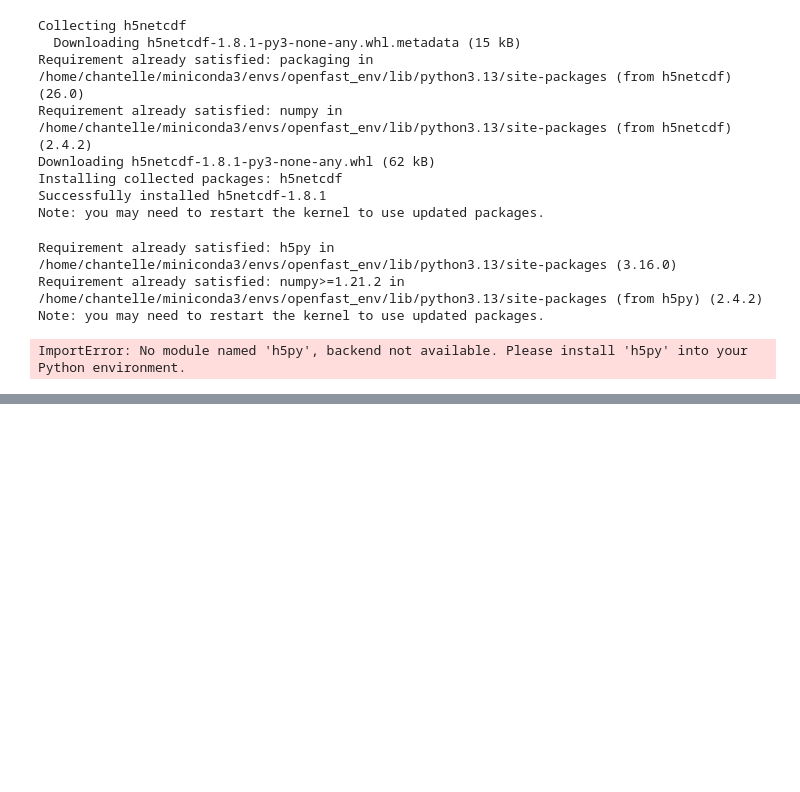
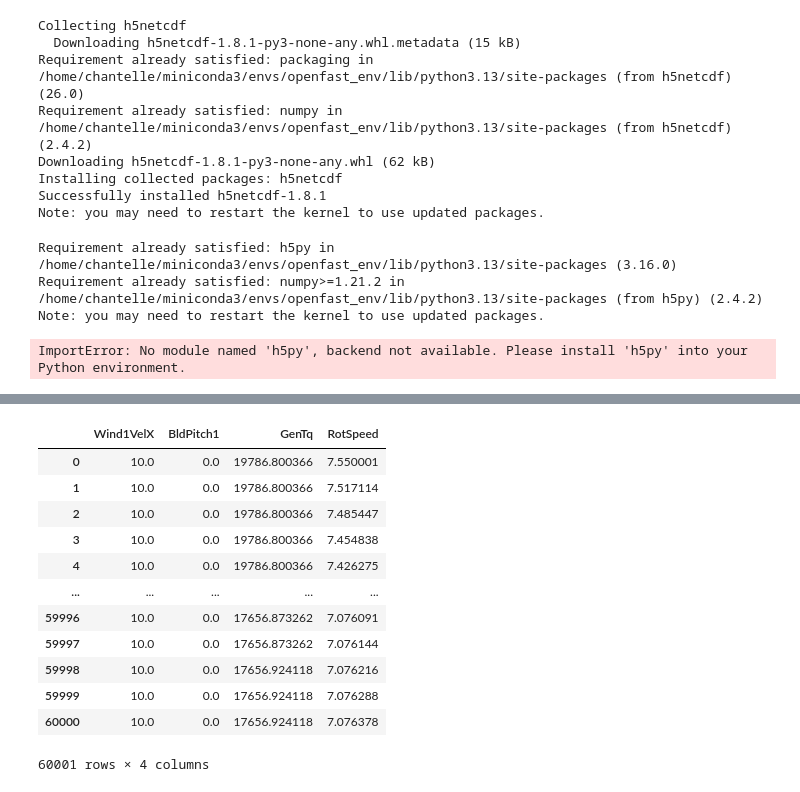
Before and after one commit to ChantelleAA/openfast, a Jupyter notebook: new_file.ipynb, the cells around one changed output, grey strips where cells are left out. Saved outputs shown, nothing was run; the diff lists cells and outputs as text; code cells hidden in the pictures; blank space fills up the shorter version.

```diff
--- a/new_file.ipynb
+++ b/new_file.ipynb
@@ -96,0 +353,16 @@ ImportError: No module named 'h5py', backend not available. Please install 'h5py
+# %%
+fast_df
+# %% [output]
+|  | Wind1VelX | BldPitch1 | GenTq | RotSpeed |
+| 0 | 10.0 | 0.0 | 19786.800366 | 7.550001 |
+| 1 | 10.0 | 0.0 | 19786.800366 | 7.517114 |
+| 2 | 10.0 | 0.0 | 19786.800366 | 7.485447 |
+| 3 | 10.0 | 0.0 | 19786.800366 | 7.454838 |
+| 4 | 10.0 | 0.0 | 19786.800366 | 7.426275 |
+| ... | ... | ... | ... | ... |
+| 59996 | 10.0 | 0.0 | 17656.873262 | 7.076091 |
+| 59997 | 10.0 | 0.0 | 17656.873262 | 7.076144 |
+| 59998 | 10.0 | 0.0 | 17656.924118 | 7.076216 |
+| 59999 | 10.0 | 0.0 | 17656.924118 | 7.076288 |
+| 60000 | 10.0 | 0.0 | 17656.924118 | 7.076378 |
+60001 rows × 4 columns
```
Also changed, not shown: parts of 20 cells of this notebook, 18 other files.
